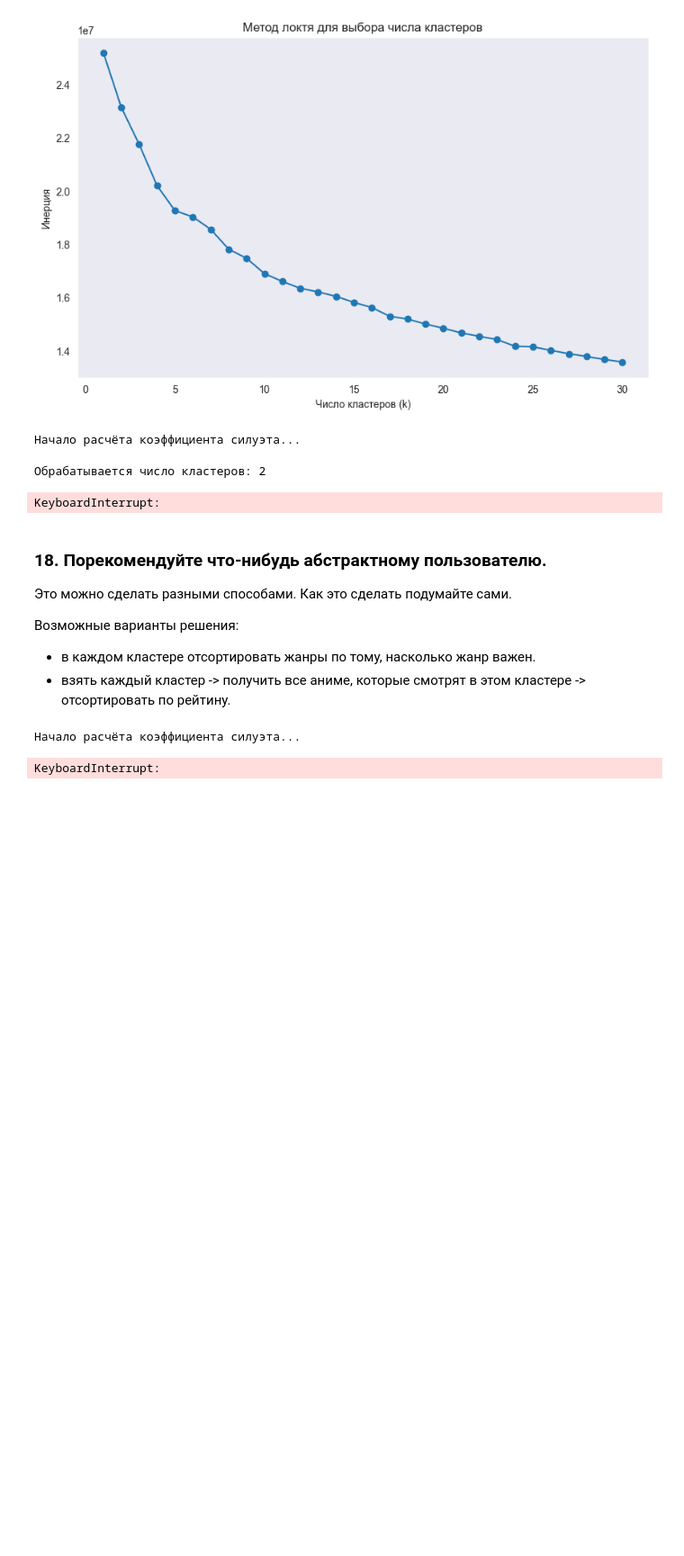
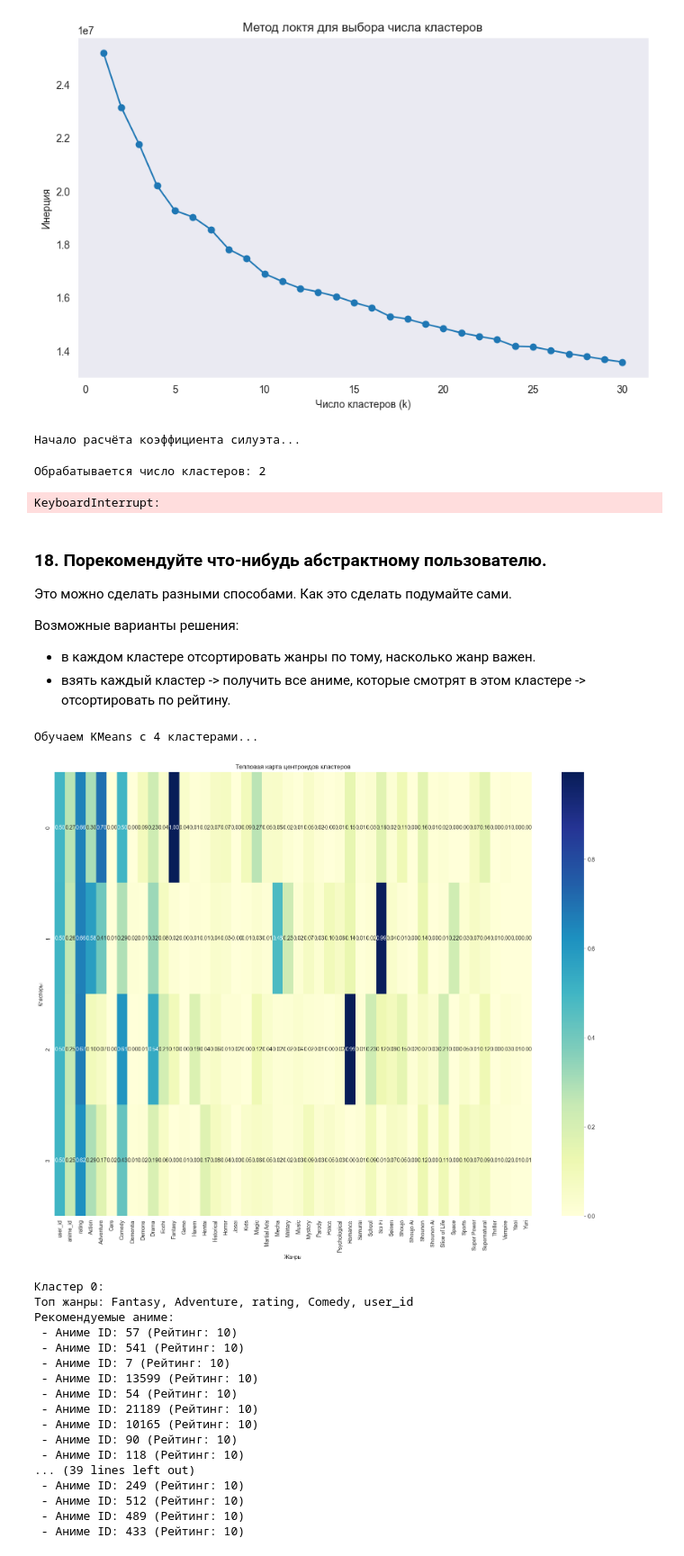
Before and after one commit to rgmarina/ML_Labs_OmSU, a Jupyter notebook: homework_3/04-hw-clustering.ipynb, the cells around one changed output. Shown at 90% size. Drawn from its saved outputs; the diff is of its cells as text; code cells hidden in the pictures; blank space fills up the shorter version.

```diff
--- a/homework_3/04-hw-clustering.ipynb
+++ b/homework_3/04-hw-clustering.ipynb
@@ -860,7 +827,6 @@ KeyboardInterrupt:
  * взять каждый кластер -> получить все аниме, которые смотрят в этом кластере -> отсортировать по рейтину.
 # %%
 from sklearn.cluster import KMeans
-from sklearn.metrics import silhouette_score
 from sklearn.preprocessing import MinMaxScaler
 import pandas as pd
 import numpy as np
@@ -871,61 +837,58 @@ from tqdm import tqdm
 scaler = MinMaxScaler()
 scaled_data = scaler.fit_transform(df)
 
-def find_optimal_k_silhouette(X, range_n_clusters):
-    scores = []
-    print("Начало расчёта коэффициента силуэта...")
-    for n_clusters in tqdm(range_n_clusters):
-        clusterer = KMeans(n_clusters=n_clusters, random_state=10)
-        cluster_labels = clusterer.fit_predict(X)
-        silhouette_avg = silhouette_score(X, cluster_labels)
-        scores.append(silhouette_avg)
-        print(f"Средний силуэт для {n_clusters} кластеров: {silhouette_avg:.4f}")
-    plt.figure(figsize=(10, 6))
-    plt.plot(range_n_clusters, scores, marker='o')
-    plt.xlabel('Число кластеров (k)')
-    plt.ylabel('Коэффициент силуэта')
-    plt.title('Анализ коэффициента силуэта')
-    plt.grid()
-    plt.show()
-
-    best_k = range_n_clusters[np.argmax(scores)]
-    print(f"\nОптимальное число кластеров по силуэту: {best_k}")
-    return best_k
-
-optimal_k = find_optimal_k_silhouette(scaled_data, range(2, 15))
+optimal_k = 4
 
 print(f"\nОбучаем KMeans с {optimal_k} кластерами...")
 kmeans = KMeans(n_clusters=optimal_k, random_state=10)
 kmeans.fit(scaled_data)
 
 centroids = pd.DataFrame(kmeans.cluster_centers_, columns=df.columns[:kmeans.cluster_centers_.shape[1]])
 
-plt.figure(figsize=(12, 8))
+plt.figure(figsize=(20, 15))
 sns.heatmap(centroids, cmap="YlGnBu", annot=True, fmt=".2f")
 plt.title("Тепловая карта центроидов кластеров")
 plt.xlabel("Жанры")
 plt.ylabel("Кластеры")
 plt.show()
 
 df['Cluster'] = kmeans.labels_
 
 recommendations = {}
 for cluster_id in range(optimal_k):
     cluster_data = df[df['Cluster'] == cluster_id]
 
     genre_importance = centroids.iloc[cluster_id].sort_values(ascending=False)
-    top_anime = cluster_data.sort_values(by='Rating', ascending=False).head(10)
+
+    top_anime = cluster_data.sort_values(by='rating', ascending=False).head(10)
     recommendations[cluster_id] = {
         'Top Genres': genre_importance.head(5).index.tolist(),
-        'Top Anime': top_anime[['Title', 'Rating']].values.tolist()
+        'Top Anime': top_anime[['anime_id', 'rating']].values.tolist()
     }
 
 for cluster_id, rec in recommendations.items():
     print(f"\nКластер {cluster_id}:")
     print(f"Топ жанры: {', '.join(rec['Top Genres'])}")
     print("Рекомендуемые аниме:")
     for anime in rec['Top Anime']:
-        print(f" - {anime[0]} (Рейтинг: {anime[1]})")
+        print(f" - Аниме ID: {anime[0]} (Рейтинг: {anime[1]})")
 # %% [output]
-Начало расчёта коэффициента силуэта...
+Обучаем KMeans с 4 кластерами...
+[figure, added]
-KeyboardInterrupt:
+Кластер 0:
+Топ жанры: Fantasy, Adventure, rating, Comedy, user_id
+Рекомендуемые аниме:
+ - Аниме ID: 57 (Рейтинг: 10)
+ - Аниме ID: 541 (Рейтинг: 10)
+ - Аниме ID: 7 (Рейтинг: 10)
+ - Аниме ID: 13599 (Рейтинг: 10)
+ - Аниме ID: 54 (Рейтинг: 10)
+ - Аниме ID: 21189 (Рейтинг: 10)
+ - Аниме ID: 10165 (Рейтинг: 10)
+ - Аниме ID: 90 (Рейтинг: 10)
+ - Аниме ID: 118 (Рейтинг: 10)
+... (39 lines left out)
+ - Аниме ID: 249 (Рейтинг: 10)
+ - Аниме ID: 512 (Рейтинг: 10)
+ - Аниме ID: 489 (Рейтинг: 10)
+ - Аниме ID: 433 (Рейтинг: 10)
```
Also changed, not shown: parts of 3 cells of this notebook.
